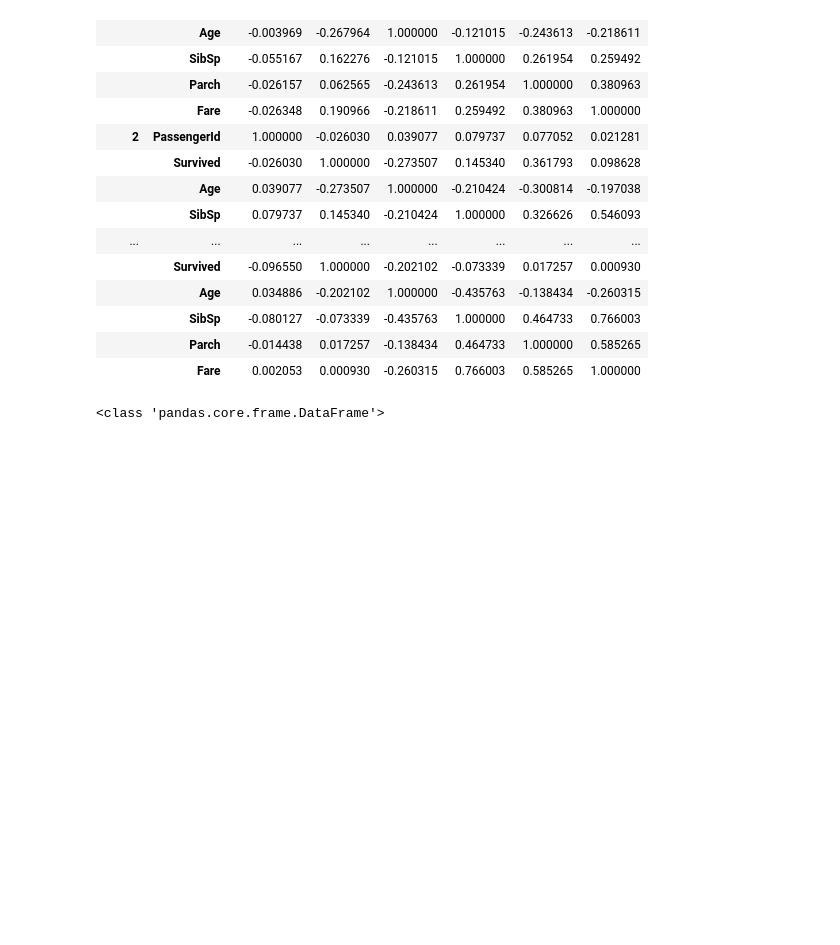
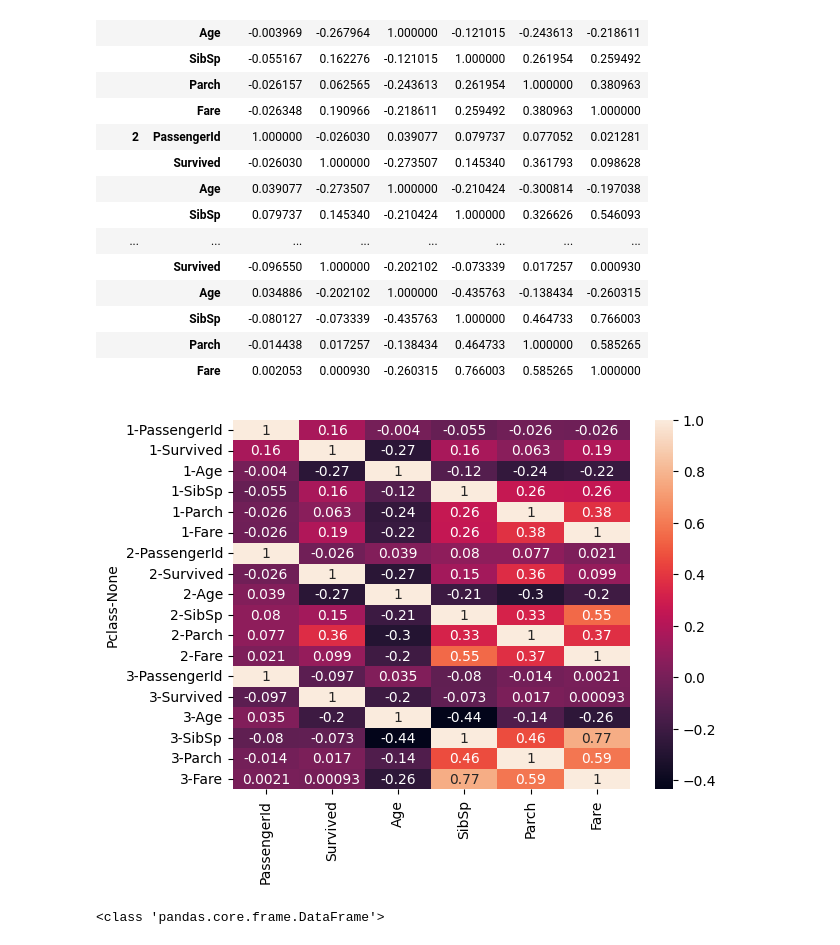
Before and after one commit to smjune/ipynb, a Jupyter notebook: kaggle/kaggel_titanic.ipynb, the cells around one changed output. Cells and saved outputs as stored; diff of their text form; code cells hidden in the pictures; blank space fills up the shorter version.

```diff
--- a/kaggle/kaggel_titanic.ipynb
+++ b/kaggle/kaggel_titanic.ipynb
@@ -88,7 +88,8 @@ dtype: object
 groupby
 # %%
 print(type(train_df.groupby('Pclass',as_index=False)))    # DataFrameGroupBy 타입이므로 해당 타입에서 사용할 수 있는 method을 사용해야 함.
-train_df.groupby('Pclass').corr(method='pearson')
+train_df_corr = train_df.groupby('Pclass').corr(method='pearson')
+train_df_corr
 # %% [output]
 <class 'pandas.core.groupby.generic.DataFrameGroupBy'>
 |  |  | PassengerId | Survived | Age | SibSp | Parch | Fare |
@@ -109,6 +110,11 @@ train_df.groupby('Pclass').corr(method='pearson')
 |  | SibSp | -0.080127 | -0.073339 | -0.435763 | 1.000000 | 0.464733 | 0.766003 |
 |  | Parch | -0.014438 | 0.017257 | -0.138434 | 0.464733 | 1.000000 | 0.585265 |
 |  | Fare | 0.002053 | 0.000930 | -0.260315 | 0.766003 | 0.585265 | 1.000000 |
+# %%
+sns.heatmap(train_df_corr,annot=True)
+plt.show()
+# %% [output]
+[figure, added]
 # %%
 # chained indexing???
 print(type(train_df.groupby('Pclass',as_index=False).mean('Survived')))  # DataFrame 이므로 df method 사용
```
Also changed, not shown: parts of 3 cells of this notebook, 6 other files.
